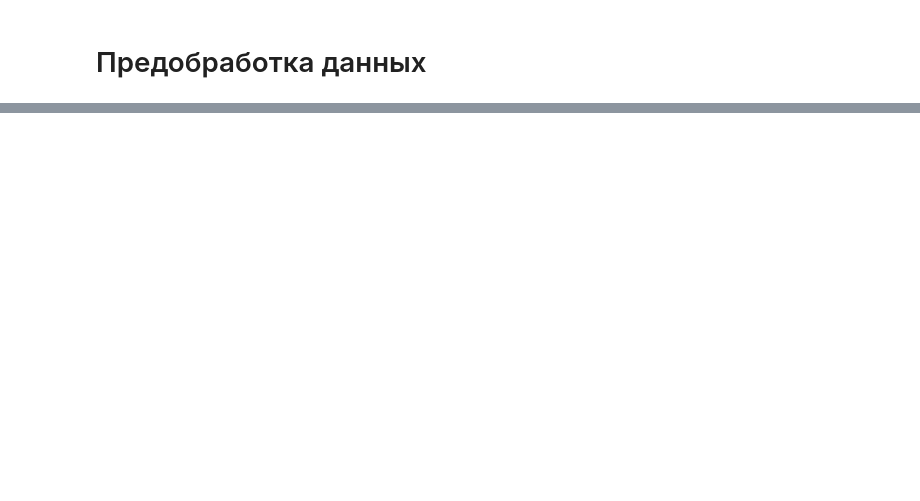
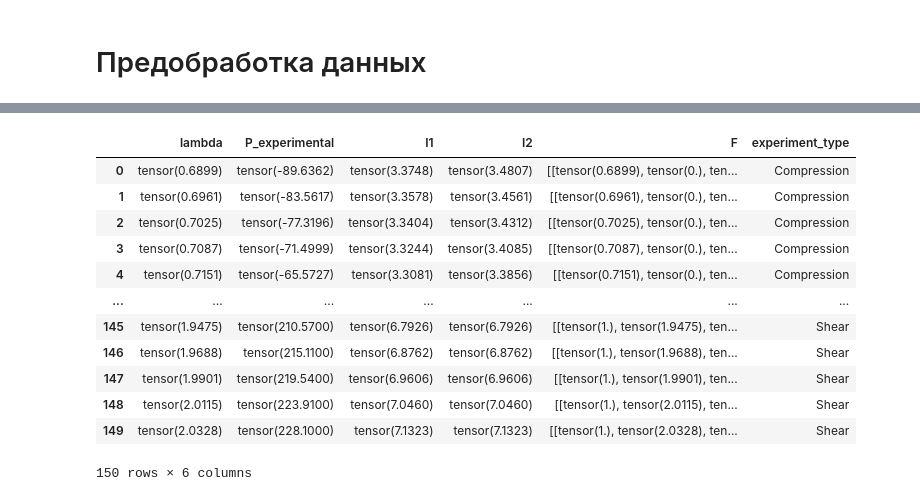
Before and after one commit to 23Grammer58/data-driven-constitutive-modelling, a Jupyter notebook: src/CANN_torch/PDMS.ipynb, the cells around one changed output, grey strips where cells are left out. Saved outputs shown, nothing was run; the diff lists cells and outputs as text; code cells hidden in the pictures; blank space fills up the shorter version.

```diff
--- a/src/CANN_torch/PDMS.ipynb
+++ b/src/CANN_torch/PDMS.ipynb
@@ -112,10 +114,10 @@ class CustomDataset(Dataset):
             self.data[column] = self.data[column].apply(
                 lambda x: torch.tensor(x, dtype=torch.float32)).copy()
 # %%
-start = 50
-end = 100
-train_dataset = CustomDataset(combined_data[start:end])
-test_dataset = CustomDataset(combined_data)
+start = 0
+end = -1
+train_dataset = CustomDataset(combined_data[start:end].copy())
+test_dataset = CustomDataset(combined_data.copy())
 f, t = train_dataset[0]
 lam, i1, i2, F, exp_type = f
 print(f)
@@ -148,3 +142,19 @@ See the caveats in the documentation: https://pandas.pydata.org/pandas-docs/stab
+# %%
+test_data_loader.dataset.data
+# %% [output]
+|  | lambda | P_experimental | I1 | I2 | F | experiment_type |
+| 0 | tensor(0.6899) | tensor(-89.6362) | tensor(3.3748) | tensor(3.4807) | [[tensor(0.6899), tensor(0.), ten... | Compression |
+| 1 | tensor(0.6961) | tensor(-83.5617) | tensor(3.3578) | tensor(3.4561) | [[tensor(0.6961), tensor(0.), ten... | Compression |
+| 2 | tensor(0.7025) | tensor(-77.3196) | tensor(3.3404) | tensor(3.4312) | [[tensor(0.7025), tensor(0.), ten... | Compression |
+| 3 | tensor(0.7087) | tensor(-71.4999) | tensor(3.3244) | tensor(3.4085) | [[tensor(0.7087), tensor(0.), ten... | Compression |
+| 4 | tensor(0.7151) | tensor(-65.5727) | tensor(3.3081) | tensor(3.3856) | [[tensor(0.7151), tensor(0.), ten... | Compression |
+| ... | ... | ... | ... | ... | ... | ... |
+| 145 | tensor(1.9475) | tensor(210.5700) | tensor(6.7926) | tensor(6.7926) | [[tensor(1.), tensor(1.9475), ten... | Shear |
+| 146 | tensor(1.9688) | tensor(215.1100) | tensor(6.8762) | tensor(6.8762) | [[tensor(1.), tensor(1.9688), ten... | Shear |
+| 147 | tensor(1.9901) | tensor(219.5400) | tensor(6.9606) | tensor(6.9606) | [[tensor(1.), tensor(1.9901), ten... | Shear |
+| 148 | tensor(2.0115) | tensor(223.9100) | tensor(7.0460) | tensor(7.0460) | [[tensor(1.), tensor(2.0115), ten... | Shear |
+| 149 | tensor(2.0328) | tensor(228.1000) | tensor(7.1323) | tensor(7.1323) | [[tensor(1.), tensor(2.0328), ten... | Shear |
+150 rows × 6 columns
 # %%
 test_train = Trainer(
     plot_valid=False,
```
Also changed, not shown: parts of 12 cells of this notebook, 1 other file.
